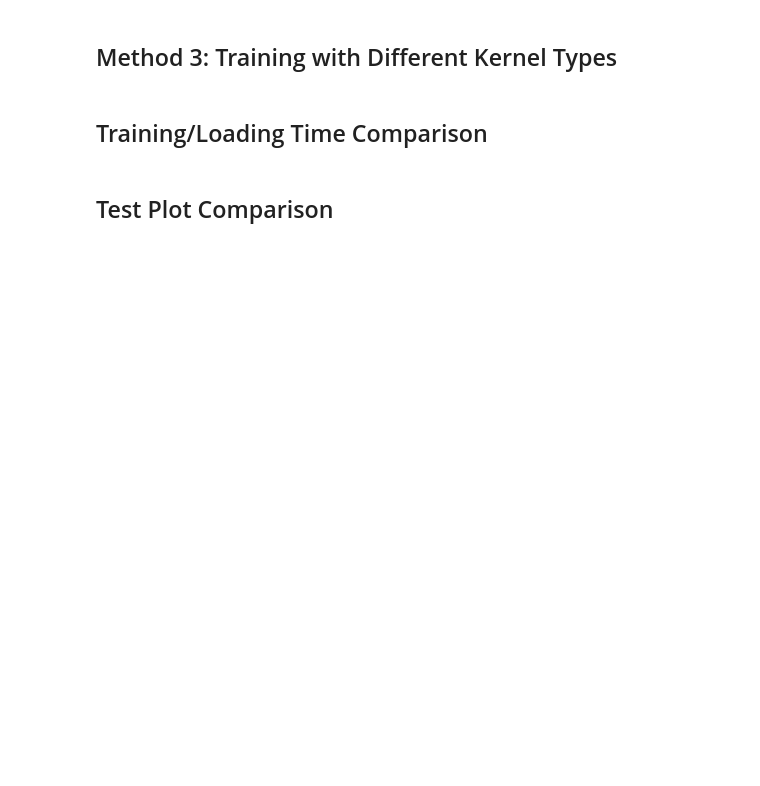
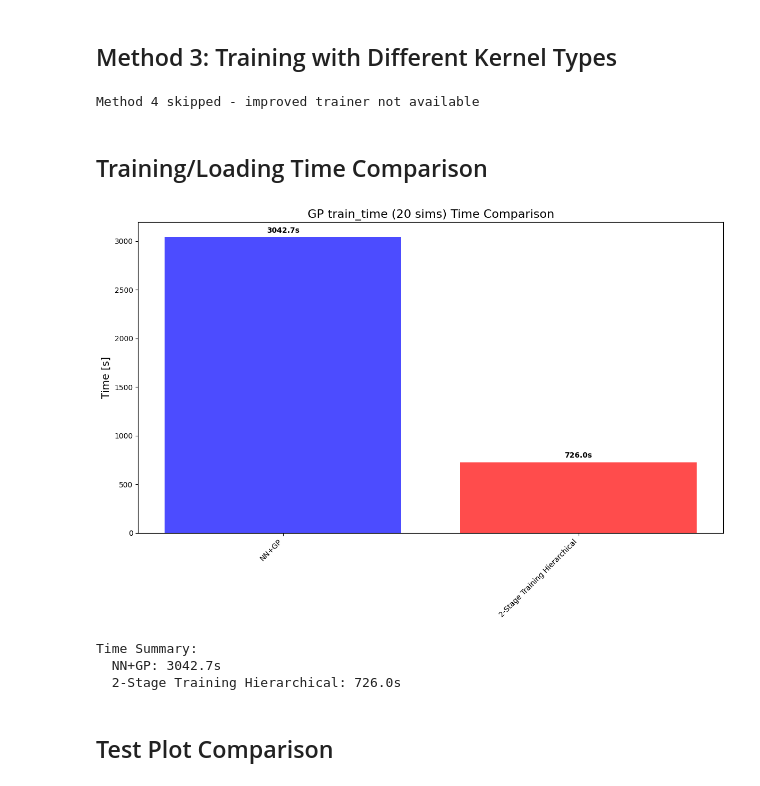
Before and after one commit to Klinjin/DH_profile_kSZ_WL, a Jupyter notebook: GP_comparison.ipynb, the cells around one changed output. Saved outputs shown, nothing was run; the diff lists cells and outputs as text; code cells hidden in the pictures; blank space fills up the shorter version.

```diff
--- a/GP_comparison.ipynb
+++ b/GP_comparison.ipynb
@@ -174,10 +213,8 @@ print(f"Hierarchical GP predictions shape: {pred_means_hier.shape} (generated in
 ## Method 3: Training with Different Kernel Types
 # %%
 import importlib
-import src.models.kernel_integration
-importlib.reload(src.models.kernel_integration)
-from src.models.kernel_integration import test_multiscale_training, test_physics_informed_training, test_robust_training
-
+from src.models.kernels import test_multiscale_training, test_physics_informed_training, test_robust_training
+IMPROVED_AVAILABLE=False
 if IMPROVED_AVAILABLE:
     print("=== Method 4: Training with Different Kernels ===")
 
@@ -249,46 +286,45 @@ if IMPROVED_AVAILABLE:
 else:
     print("Method 4 skipped - improved trainer not available")
     kernel_results = {}
+# %% [output]
+Method 4 skipped - improved trainer not available
 # %% [markdown]
 ## Training/Loading Time Comparison
 # %%
 # Compile all timing results
-def plot_time_comparison(timetype='train_time'):
-    methods = ['NN+GP', 'Hierarchical']
-    times = [eval(f'nn_{timetype}'), eval(f'hier_{timetype}')]
-    colors = ['blue', 'red']
-
-
-    # Add kernel training times
-    if kernel_results:
-        for kernel_name, results in kernel_results.items():
-            if 'error' not in results:
-                methods.append(f'{kernel_name}')
-                times.append(results[timetype])
-                colors.append(['orange', 'purple', 'brown', 'pink'][len(methods)-4])
-
-    # Plot comparison
-    plt.figure(figsize=(12, 8))
-    bars = plt.bar(methods, times, color=colors, alpha=0.7)
-    plt.ylabel('Time [s]', fontsize=14)
-    plt.title(f'GP {timetype} ({n_sims} sims) Time Comparison', fontsize=16)
-    plt.xticks(rotation=45, ha='right')
-
-    # Add value labels on bars
-    for bar, time_val in zip(bars, times):
-        plt.text(bar.get_x() + bar.get_width()/2, bar.get_height() + max(times)*0.01,
-                 f'{time_val:.3f}s' if time_val < 1 else f'{time_val:.1f}s',
-                 ha='center', va='bottom', fontweight='bold')
-
-    plt.tight_layout()
-    plt.savefig(f'{save_dir}/{timetype}_comparison.png', dpi=150, bbox_inches='tight')
-    plt.show()
-
-    print("Time Summary:")
-    for method, time_val in zip(methods, times):
-        print(f"  {method}: {time_val:.3f}s" if time_val < 1 else f"  {method}: {time_val:.1f}s")
-plot_time_comparison('train_time')
-# plot_time_comparison('pred_time')
+timetype = 'train_time'
+methods = ['NN+GP', '2-Stage Training Hierarchical']
+times = [eval(f'nn_{timetype}'), eval(f'hier_{timetype}')]
+colors = ['blue', 'red']
+# Add kernel training times
+if kernel_results:
+    for kernel_name, results in kernel_results.items():
+        if 'error' not in results:
+            methods.append(f'{kernel_name}')
+            times.append(results[timetype])
+            colors.append(['orange', 'purple', 'brown', 'pink'][len(methods)-4])
+# Plot comparison
+plt.figure(figsize=(12, 8))
+bars = plt.bar(methods, times, color=colors, alpha=0.7)
+plt.ylabel('Time [s]', fontsize=14)
+plt.title(f'GP {timetype} ({n_sims} sims) Time Comparison', fontsize=16)
+plt.xticks(rotation=45, ha='right')
+# Add value labels on bars
+for bar, time_val in zip(bars, times):
+    plt.text(bar.get_x() + bar.get_width()/2, bar.get_height() + max(times)*0.01,
+    f'{time_val:.3f}s' if time_val < 1 else f'{time_val:.1f}s',
+    ha='center', va='bottom', fontweight='bold')
+plt.tight_layout()
+plt.savefig(f'{save_dir}/{timetype}_comparison.png', dpi=150, bbox_inches='tight')
+plt.show()
+print("Time Summary:")
+for method, time_val in zip(methods, times):
+    print(f"  {method}: {time_val:.3f}s" if time_val < 1 else f"  {method}: {time_val:.1f}s")
+# %% [output]
+[figure, added]
+Time Summary:
+  NN+GP: 3042.7s
+  2-Stage Training Hierarchical: 726.0s
 # %% [markdown]
 ## Test Plot Comparison
 # %%
```
Also changed, not shown: parts of 13 cells of this notebook, 32 other files.
